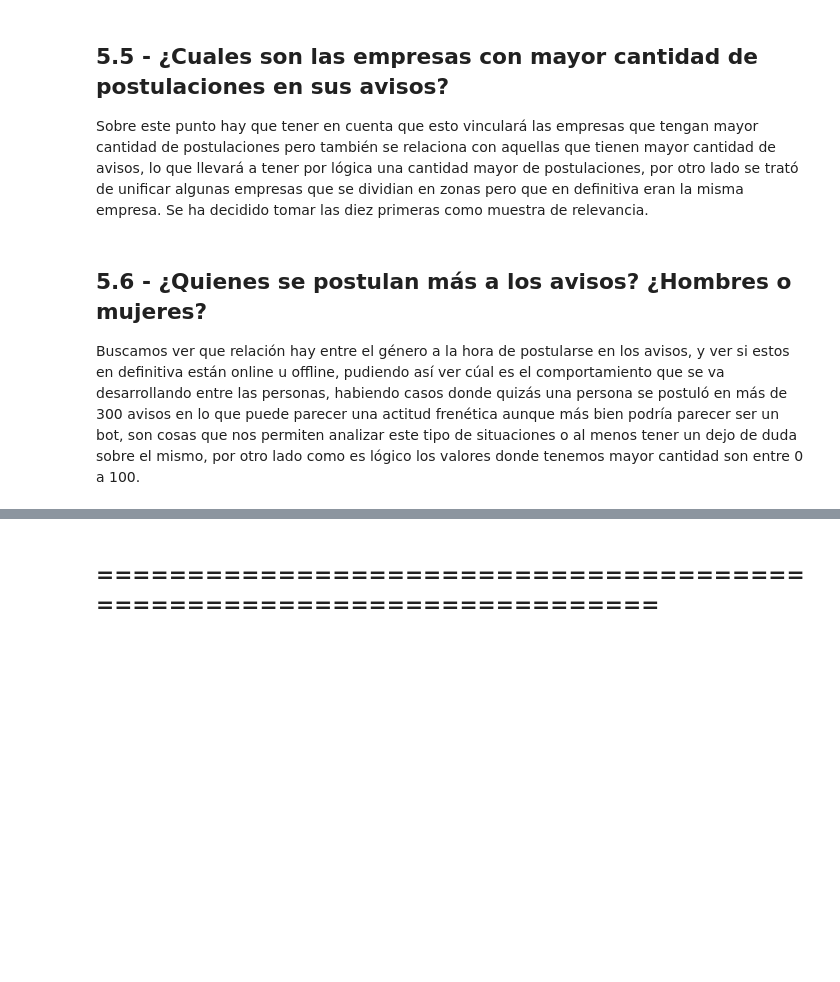
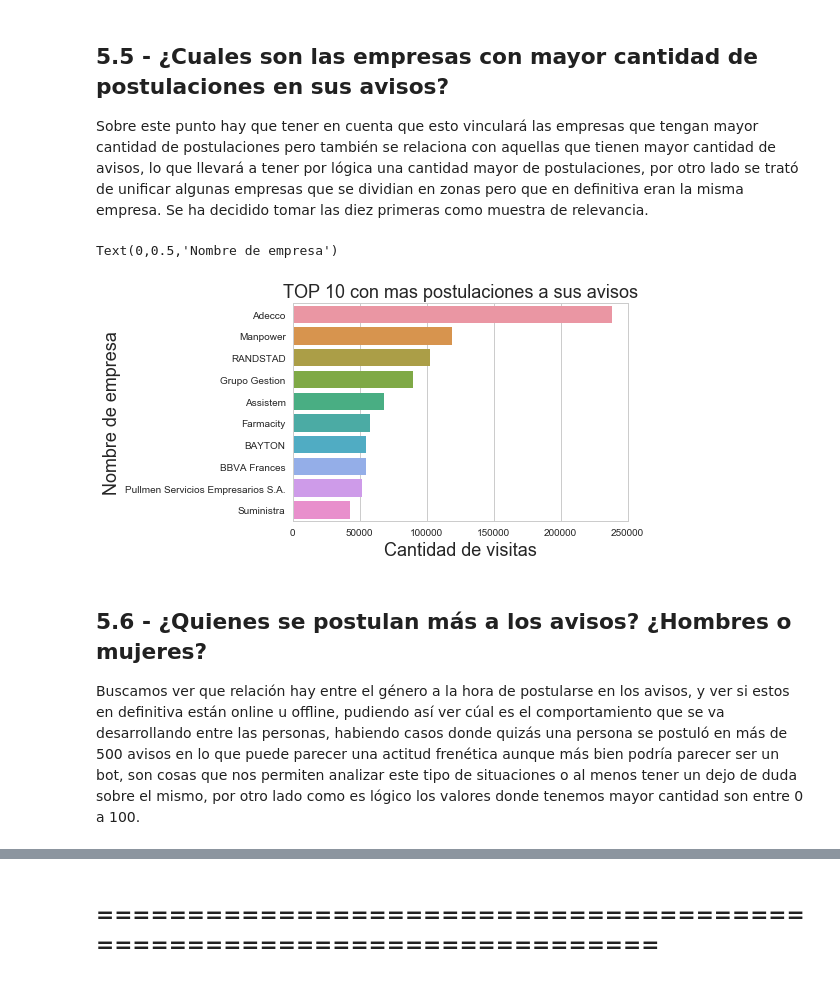
Before and after one commit to shizus/orga_datos_2018_1c, a Jupyter notebook: INFORME_TP1_REENTREGA.ipynb, the cells around one changed output, grey strips where cells are left out. Saved outputs shown, nothing was run; the diff lists cells and outputs as text; code cells hidden in the pictures; blank space fills up the shorter version.

```diff
--- a/INFORME_TP1_REENTREGA.ipynb
+++ b/INFORME_TP1_REENTREGA.ipynb
@@ -563,10 +565,13 @@ Sobre este punto hay que tener en cuenta que esto vinculará las empresas que te
 # %%
 ## CONTAMOS LAS DIEZ EMPRESAS CON MAYOR CANTIDAD DE POSTULACIONES EN SUS AVISOS.
 g = sns.barplot(x=diez_postulaciones_empresas.values, y=diez_postulaciones_empresas.index)
-g.set_title("TOP 10 con mas postulaciones a sus avisos", fontsize=15)
-g.set_xlabel("Cantidad de visitas", fontsize=12)
-g.set_ylabel("Nombre de empresa", fontsize=12)
+g.set_title("TOP 10 con mas postulaciones a sus avisos", fontsize=18)
+g.set_xlabel("Cantidad de visitas", fontsize=18)
+g.set_ylabel("Nombre de empresa", fontsize=18)
+# %% [output]
+Text(0,0.5,'Nombre de empresa')
+[figure, added]
 # %% [markdown]
 ## 5.6 - ¿Quienes se postulan más a los avisos? ¿Hombres o mujeres?
 
-Buscamos ver que relación hay entre el género a la hora de postularse en los avisos, y ver si estos en definitiva están online u offline, pudiendo así ver cúal es el comportamiento que se va desarrollando entre las personas, habiendo casos donde quizás una persona se postuló en más de 300 avisos en lo que puede parecer una actitud frenética aunque más bien podría parecer ser un bot, son cosas que nos permiten analizar este tipo de situaciones o al menos tener un dejo de duda sobre el mismo, por otro lado como es lógico los valores donde tenemos mayor cantidad son entre 0 a 100.
+Buscamos ver que relación hay entre el género a la hora de postularse en los avisos, y ver si estos en definitiva están online u offline, pudiendo así ver cúal es el comportamiento que se va desarrollando entre las personas, habiendo casos donde quizás una persona se postuló en más de 500 avisos en lo que puede parecer una actitud frenética aunque más bien podría parecer ser un bot, son cosas que nos permiten analizar este tipo de situaciones o al menos tener un dejo de duda sobre el mismo, por otro lado como es lógico los valores donde tenemos mayor cantidad son entre 0 a 100.
```
Also changed, not shown: parts of 3 cells of this notebook.
